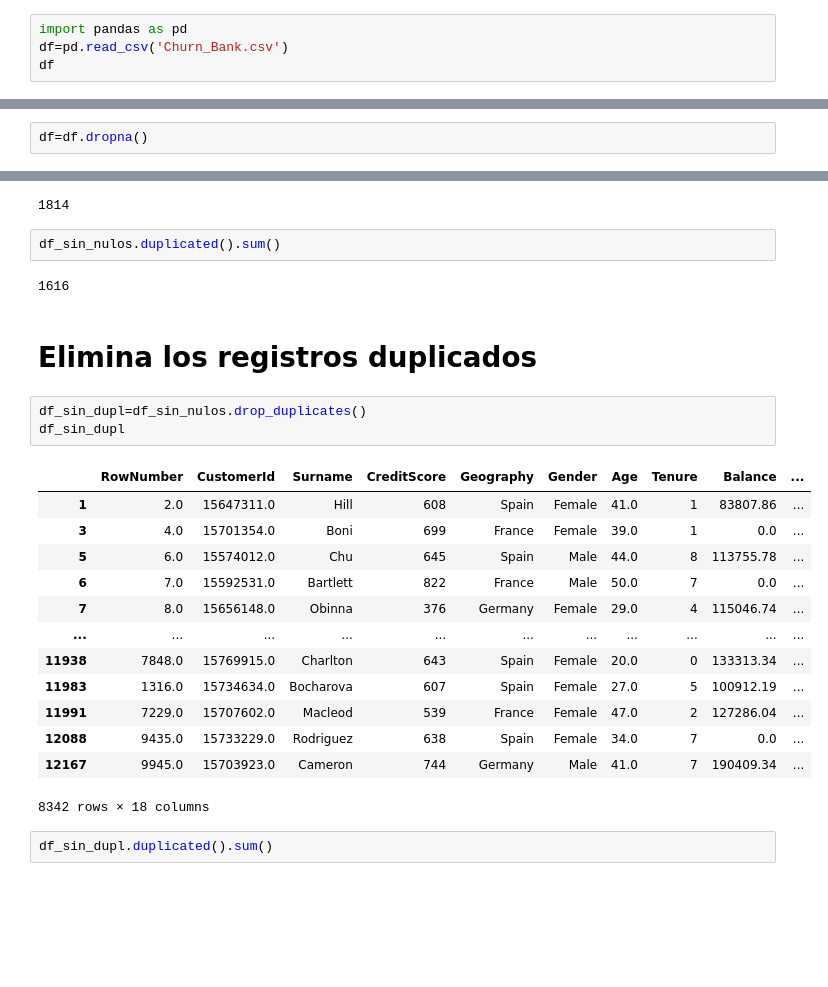
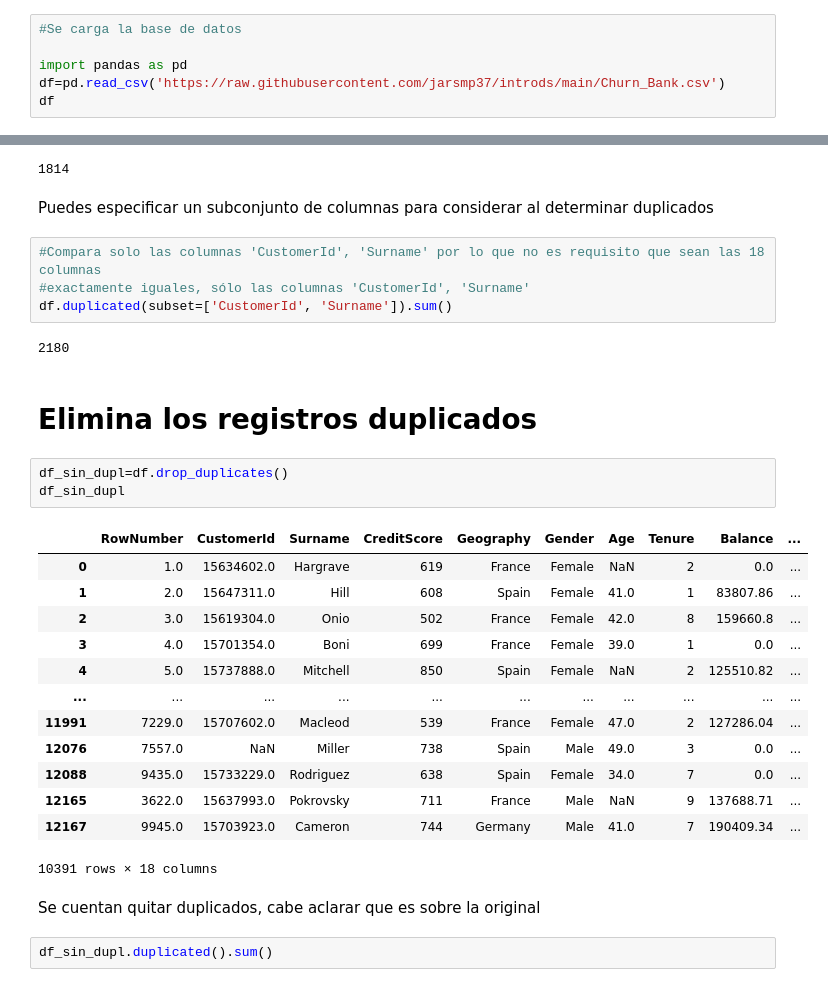
Before and after one commit to jarsmp37/introds, a Jupyter notebook: explor2.ipynb, the cells around one changed output, grey strips where cells are left out. Drawn from its saved outputs; the diff is of its cells as text; blank space fills up the shorter version.

```diff
--- a/explor2.ipynb
+++ b/explor2.ipynb
@@ -1,8 +1,10 @@
 # %% [markdown]
 # Limpieza de datos
 # %%
+#Se carga la base de datos
+
 import pandas as pd
-df=pd.read_csv('Churn_Bank.csv')
+df=pd.read_csv('https://raw.githubusercontent.com/jarsmp37/introds/main/Churn_Bank.csv')
 df
 # %% [output]
 |  | RowNumber | CustomerId | Surname | CreditScore | Geography | Gender | Age | Tenure | Balance | ... |
@@ -69,4 +74,2 @@ dtype: int64
 # %% [markdown]
 Eliminar todos los nan
-# %%
-df=df.dropna()
@@ -162,29 +187,35 @@ Length: 12205, dtype: bool
 df.duplicated().sum()
 # %% [output]
 1814
-# %%
-df_sin_nulos.duplicated().sum()
-# %% [output]
-1616
+# %% [markdown]
+Puedes especificar un subconjunto de columnas para considerar al determinar duplicados
+# %%
+#Compara solo las columnas 'CustomerId', 'Surname' por lo que no es requisito que sean las 18 columnas
+#exactamente iguales, sólo las columnas 'CustomerId', 'Surname'
+df.duplicated(subset=['CustomerId', 'Surname']).sum()
+# %% [output]
+2180
 # %% [markdown]
 # Elimina los registros duplicados
 # %%
-df_sin_dupl=df_sin_nulos.drop_duplicates()
+df_sin_dupl=df.drop_duplicates()
 df_sin_dupl
 # %% [output]
 |  | RowNumber | CustomerId | Surname | CreditScore | Geography | Gender | Age | Tenure | Balance | ... |
+| 0 | 1.0 | 15634602.0 | Hargrave | 619 | France | Female | NaN | 2 | 0.0 | ... |
 | 1 | 2.0 | 15647311.0 | Hill | 608 | Spain | Female | 41.0 | 1 | 83807.86 | ... |
+| 2 | 3.0 | 15619304.0 | Onio | 502 | France | Female | 42.0 | 8 | 159660.8 | ... |
 | 3 | 4.0 | 15701354.0 | Boni | 699 | France | Female | 39.0 | 1 | 0.0 | ... |
-| 5 | 6.0 | 15574012.0 | Chu | 645 | Spain | Male | 44.0 | 8 | 113755.78 | ... |
-| 6 | 7.0 | 15592531.0 | Bartlett | 822 | France | Male | 50.0 | 7 | 0.0 | ... |
-| 7 | 8.0 | 15656148.0 | Obinna | 376 | Germany | Female | 29.0 | 4 | 115046.74 | ... |
+| 4 | 5.0 | 15737888.0 | Mitchell | 850 | Spain | Female | NaN | 2 | 125510.82 | ... |
 | ... | ... | ... | ... | ... | ... | ... | ... | ... | ... | ... |
-| 11938 | 7848.0 | 15769915.0 | Charlton | 643 | Spain | Female | 20.0 | 0 | 133313.34 | ... |
-| 11983 | 1316.0 | 15734634.0 | Bocharova | 607 | Spain | Female | 27.0 | 5 | 100912.19 | ... |
 | 11991 | 7229.0 | 15707602.0 | Macleod | 539 | France | Female | 47.0 | 2 | 127286.04 | ... |
+| 12076 | 7557.0 | NaN | Miller | 738 | Spain | Male | 49.0 | 3 | 0.0 | ... |
 | 12088 | 9435.0 | 15733229.0 | Rodriguez | 638 | Spain | Female | 34.0 | 7 | 0.0 | ... |
+| 12165 | 3622.0 | 15637993.0 | Pokrovsky | 711 | France | Male | NaN | 9 | 137688.71 | ... |
 | 12167 | 9945.0 | 15703923.0 | Cameron | 744 | Germany | Male | 41.0 | 7 | 190409.34 | ... |
-8342 rows × 18 columns
+10391 rows × 18 columns
+# %% [markdown]
+Se cuentan quitar duplicados, cabe aclarar que es sobre la original
 # %%
 df_sin_dupl.duplicated().sum()
 # %% [output]
```
Also changed, not shown: parts of 73 cells of this notebook.
